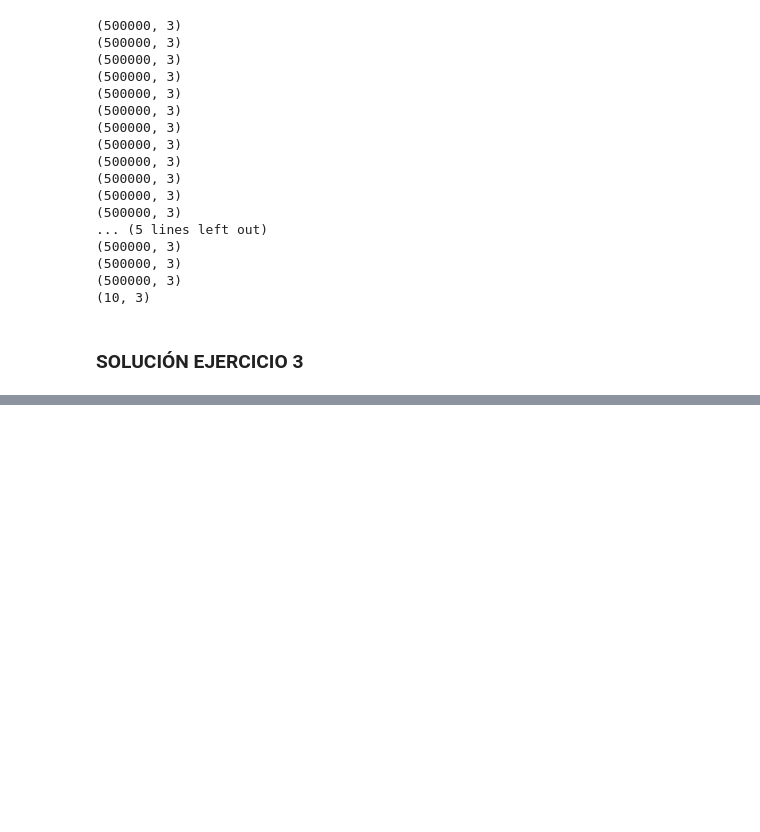
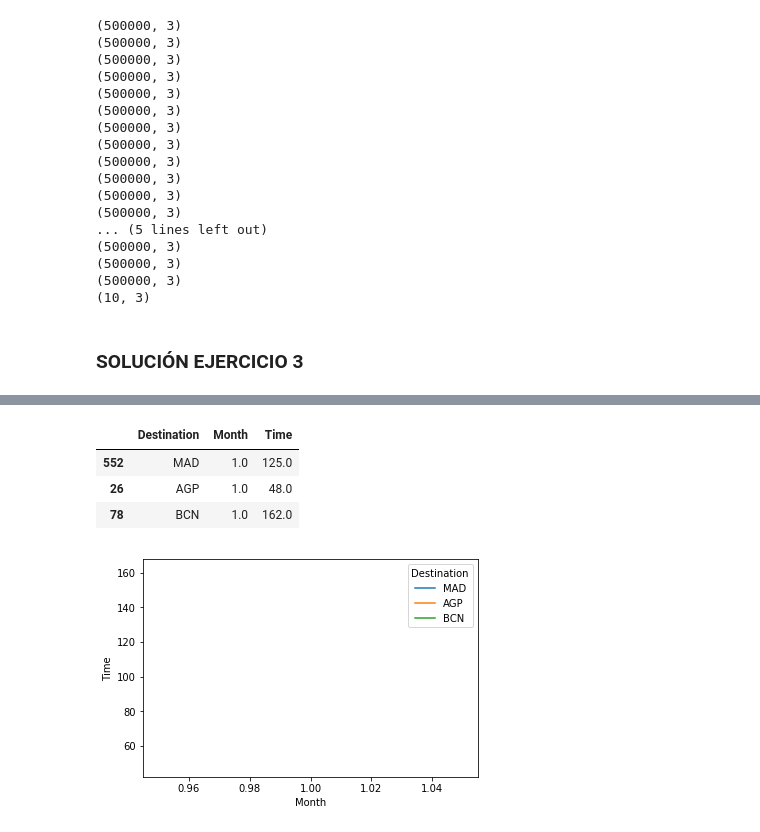
Before and after one commit to jesusparedes/DataScienceChallenge, a Jupyter notebook: SOLUCION_CHALLENGE.ipynb, the cells around one changed output, grey strips where cells are left out. Cells and saved outputs as stored; diff of their text form; code cells hidden in the pictures; blank space fills up the shorter version.

```diff
--- a/SOLUCION_CHALLENGE.ipynb
+++ b/SOLUCION_CHALLENGE.ipynb
@@ -372,0 +355,4 @@ searches.groupby(['Country','Destination']).count()
+# %%
+# He separado el mes de la fecha completa
+searches["Month"] = pd.DatetimeIndex(searches["Date"]).month
+searches
@@ -372,0 +378,5 @@ searches.groupby(['Country','Destination']).count()
+# %%
+grouped = searches.groupby(['Destination','Month'])['Time'].count()
+grouped = pd.DataFrame(grouped)
+grouped = grouped.reset_index()
+grouped
@@ -372,0 +402,19 @@ searches.groupby(['Country','Destination']).count()
+# %%
+condition1 = grouped['Destination'] == 'MAD'
+condition2 = grouped['Destination'] == 'AGP'
+condition3 = grouped['Destination'] == 'BCN'
+
+df_toplot = pd.DataFrame()
+df_toplot = grouped.where(condition1).dropna()
+df_toplot = df_toplot.append(grouped.where(condition2).dropna())
+df_toplot = df_toplot.append(grouped.where(condition3).dropna())
+df_toplot
+# %% [output]
+|  | Destination | Month | Time |
+| 552 | MAD | 1.0 | 125.0 |
+| 26 | AGP | 1.0 | 48.0 |
+| 78 | BCN | 1.0 | 162.0 |
+# %%
+sns.lineplot(data=df_toplot, x='Month', y='Time', hue='Destination');
+# %% [output]
+[figure, added]
```
Also changed, not shown: parts of 9 cells of this notebook.
